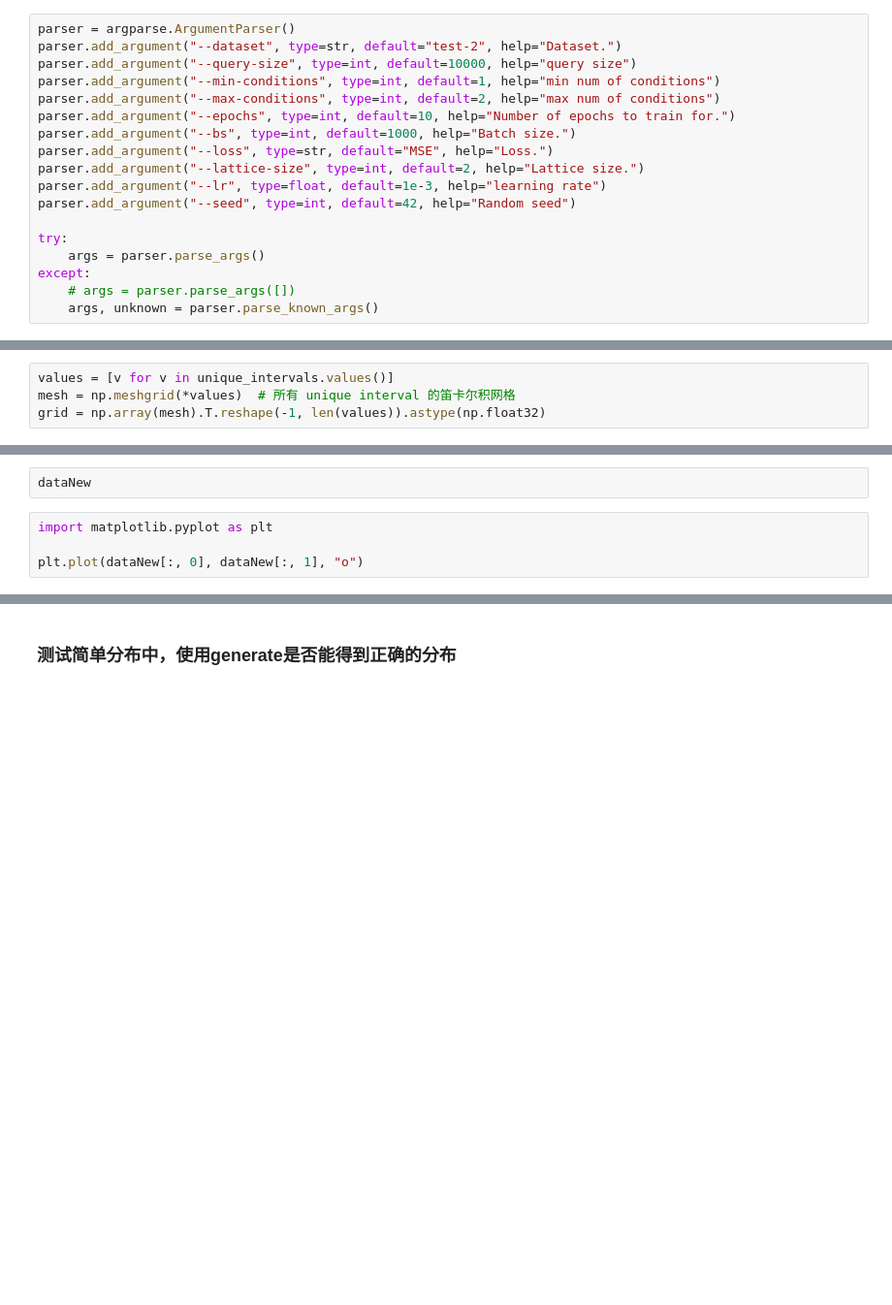
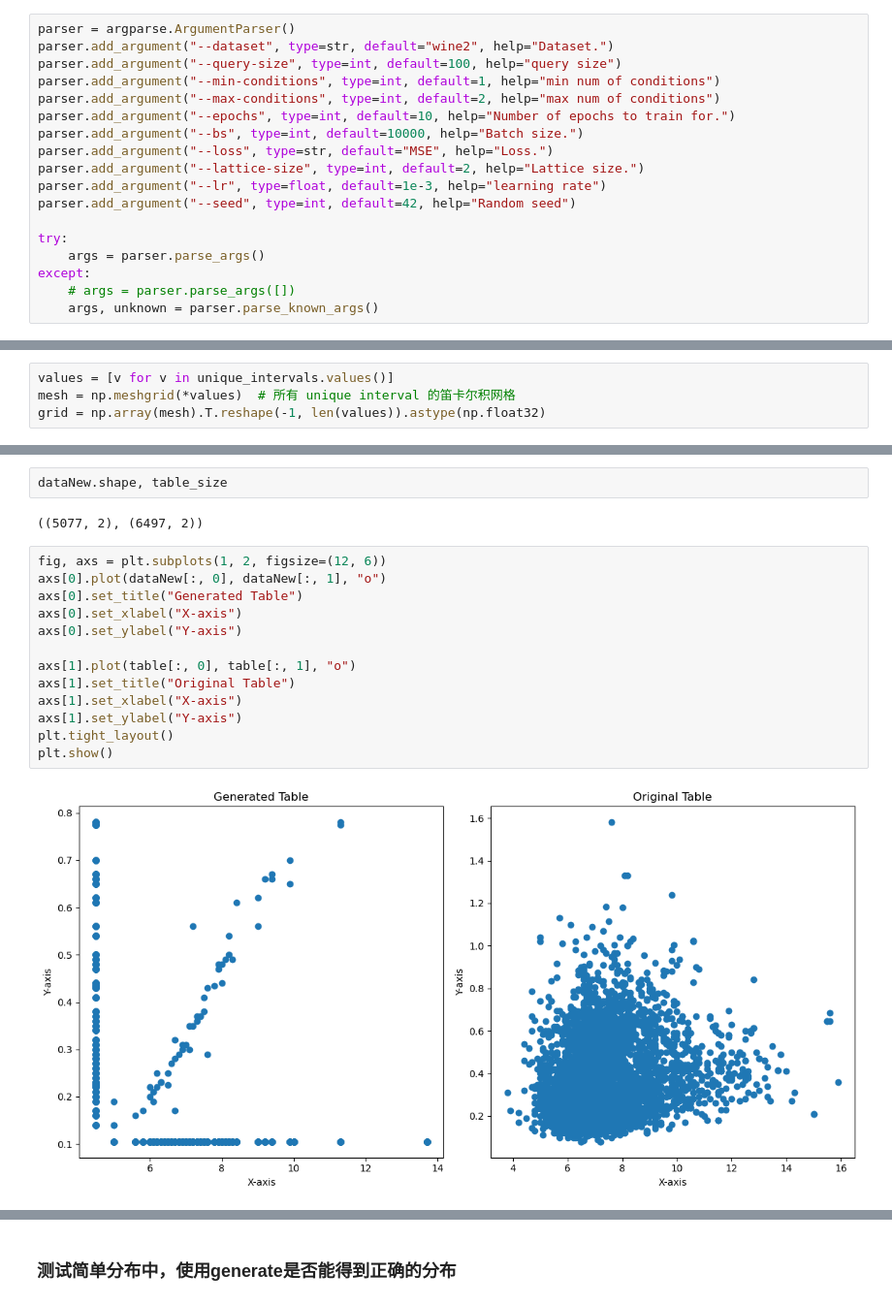
Before and after one commit to chunwangpro/Query-to-Distribution, a Jupyter notebook: Lattice_v1.0.ipynb, the cells around one changed output, grey strips where cells are left out. Shown at 97% size. Drawn from its saved outputs; the diff is of its cells as text; blank space fills up the shorter version.

```diff
--- a/Lattice_v1.0.ipynb
+++ b/Lattice_v1.0.ipynb
@@ -32,12 +34,12 @@ please provide us feedback at https://github.com/pandas-dev/pandas/issues/54466
   import pandas as pd
 # %%
 parser = argparse.ArgumentParser()
-parser.add_argument("--dataset", type=str, default="test-2", help="Dataset.")
-parser.add_argument("--query-size", type=int, default=10000, help="query size")
+parser.add_argument("--dataset", type=str, default="wine2", help="Dataset.")
+parser.add_argument("--query-size", type=int, default=100, help="query size")
 parser.add_argument("--min-conditions", type=int, default=1, help="min num of conditions")
 parser.add_argument("--max-conditions", type=int, default=2, help="max num of conditions")
 parser.add_argument("--epochs", type=int, default=10, help="Number of epochs to train for.")
-parser.add_argument("--bs", type=int, default=1000, help="Batch size.")
+parser.add_argument("--bs", type=int, default=10000, help="Batch size.")
 parser.add_argument("--loss", type=str, default="MSE", help="Loss.")
 parser.add_argument("--lattice-size", type=int, default=2, help="Lattice size.")
 parser.add_argument("--lr", type=float, default=1e-3, help="learning rate")
@@ -163,6 +258,19 @@ print_Q_error(Q_error, args, resultsPath)
 # %%
-dataNew
+dataNew.shape, table_size
+# %% [output]
+((5077, 2), (6497, 2))
-# %%
-import matplotlib.pyplot as plt
-
-plt.plot(dataNew[:, 0], dataNew[:, 1], "o")
+# %%
+fig, axs = plt.subplots(1, 2, figsize=(12, 6))
+axs[0].plot(dataNew[:, 0], dataNew[:, 1], "o")
+axs[0].set_title("Generated Table")
+axs[0].set_xlabel("X-axis")
+axs[0].set_ylabel("Y-axis")
+
+axs[1].plot(table[:, 0], table[:, 1], "o")
+axs[1].set_title("Original Table")
+axs[1].set_xlabel("X-axis")
+axs[1].set_ylabel("Y-axis")
+plt.tight_layout()
+plt.show()
+# %% [output]
+[figure, added]
```
Also changed, not shown: parts of 25 cells of this notebook, 6 other files.
